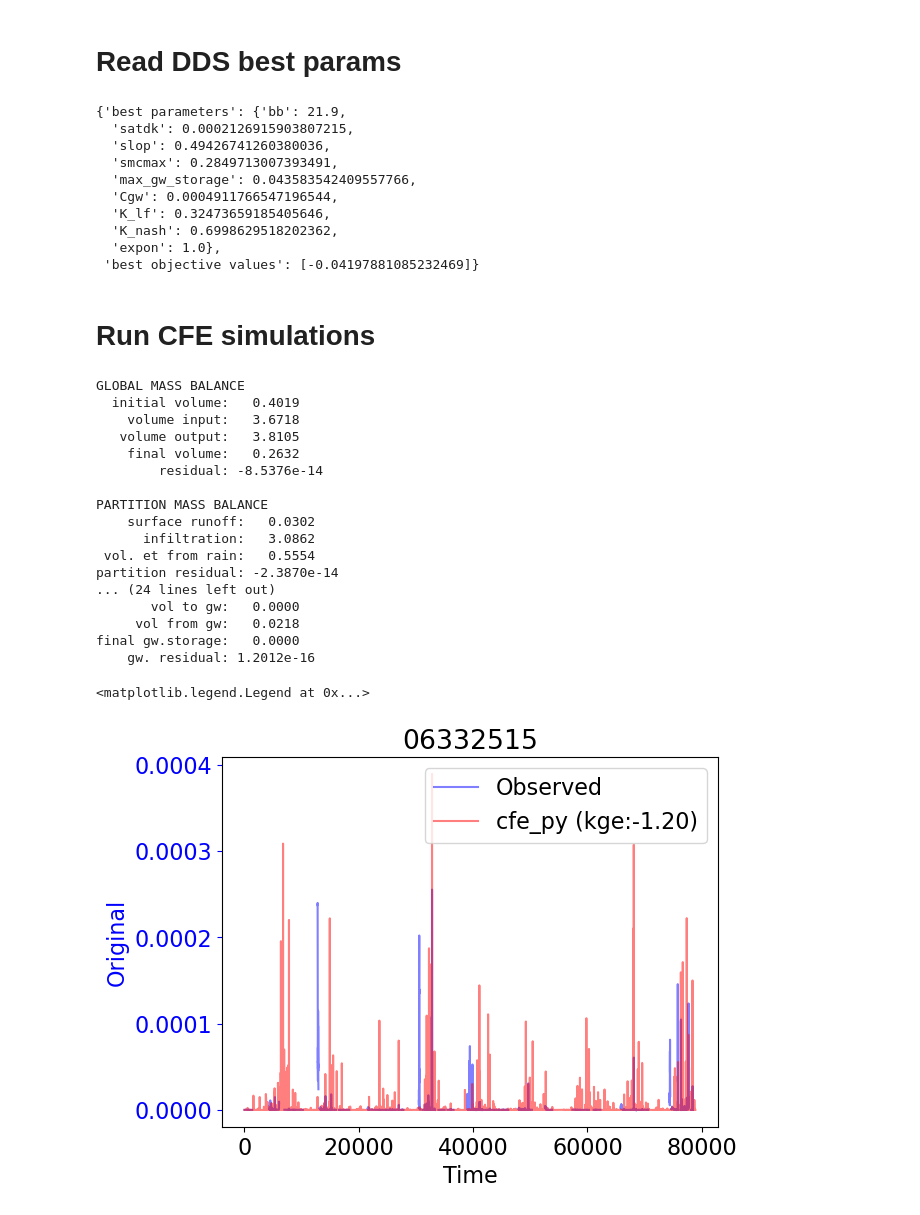
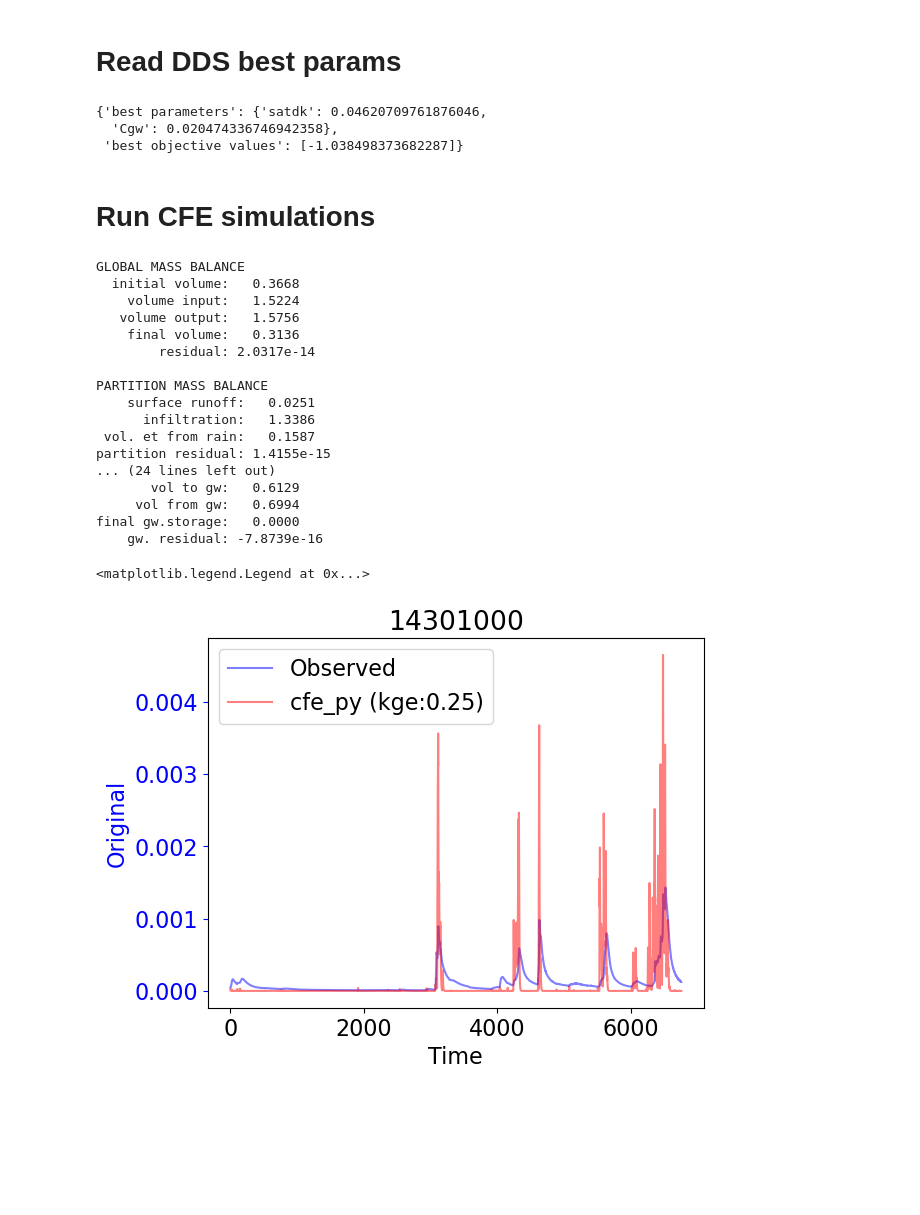
Before and after one commit to RY4GIT/cfe_py_camels, a Jupyter notebook: calibrate_for_MLtrain_period.ipynb, the cells around one changed output. Cells and saved outputs as stored; diff of their text form; code cells hidden in the pictures; blank space fills up the shorter version.

```diff
--- a/calibrate_for_MLtrain_period.ipynb
+++ b/calibrate_for_MLtrain_period.ipynb
@@ -41,8 +41,9 @@ q = q["QObs(mm/h)"] / conversions_m_to_mm
 # %% [markdown]
 # Read default DDS params
 # %%
-filename = f"cat_{basin_id}_bmi_config_cfe.json"
-with open(os.path.join(data_dir,filename), 'r') as file:
+best_param_dir = r"G:\Shared drives\SI_NextGen_Aridity\dCFE\data"
+file_name = f"cat_{basin_id}_dds_calibrated.json"
+with open(os.path.join(best_param_dir,file_name), 'r') as file:
     cfe_params = json.load(file)
 cfe_params
 # %% [output]
@@ -66,29 +67,21 @@ cfe_params
 # %% [markdown]
 # Read DDS best params
 # %%
-CHANGE HERE
-dds_dir = r"G:\Shared drives\Ryoko and Hilary\cfe_py_camels\dds\results\result-2023-11-29"
+dds_dir = r"G:\Shared drives\Ryoko and Hilary\cfe_py_camels\dds\results\result-2023-11-30"
 filename = f"{basin_id}_bestparams.csv"
 with open(os.path.join(dds_dir,filename), 'r') as file:
     dds_params = json.load(file)
 dds_params
 # %% [output]
-{'best parameters': {'bb': 21.9,
-  'satdk': 0.0002126915903807215,
-  'slop': 0.49426741260380036,
-  'smcmax': 0.2849713007393491,
-  'max_gw_storage': 0.043583542409557766,
-  'Cgw': 0.0004911766547196544,
-  'K_lf': 0.32473659185405646,
-  'K_nash': 0.6998629518202362,
-  'expon': 1.0},
- 'best objective values': [-0.04197881085232469]}
+{'best parameters': {'satdk': 0.04620709761876046,
+  'Cgw': 0.020474336746942358},
+ 'best objective values': [-1.038498373682287]}
 # %% [markdown]
 # Run CFE simulations
 # %%
 partitioning_scheme = cfe_params['partition_scheme']
 soil_scheme = "classic"
-cfe_instance = BMI_CFE(cfg_file=os.path.join(data_dir, output_file_name), soil_scheme=soil_scheme, partitioning_scheme=partitioning_scheme)
+cfe_instance = BMI_CFE(cfg_file=os.path.join(best_param_dir,file_name), soil_scheme=soil_scheme, partitioning_scheme=partitioning_scheme)
 cfe_instance.stand_alone = 0
 synthetic_Cgw = dds_params['best parameters']['Cgw']
 synthetic_satdk = dds_params['best parameters']['satdk']
@@ -109,42 +102,42 @@ for precip_t, pet_t in zip(precip, pet):
 cfe_instance.finalize(print_mass_balance=True)
 # %% [output]
 GLOBAL MASS BALANCE
-  initial volume:   0.4019
-    volume input:   3.6718
-   volume output:   3.8105
-    final volume:   0.2632
-        residual: -8.5376e-14
+  initial volume:   0.3668
+    volume input:   1.5224
+   volume output:   1.5756
+    final volume:   0.3136
+        residual: 2.0317e-14
 
 PARTITION MASS BALANCE
-    surface runoff:   0.0302
-      infiltration:   3.0862
- vol. et from rain:   0.5554
-partition residual: -2.3870e-14
+    surface runoff:   0.0251
+      infiltration:   1.3386
+ vol. et from rain:   0.1587
+partition residual: 1.4155e-15
 ... (24 lines left out)
-       vol to gw:   0.0000
-     vol from gw:   0.0218
+       vol to gw:   0.6129
+     vol from gw:   0.6994
 final gw.storage:   0.0000
-    gw. residual: 1.2012e-16
+    gw. residual: -7.8739e-16
 # %%
 import hydroeval as he
-warmup = 24 * 365
+warmup = 2000
 fig, ax1 = plt.subplots()
 original_data = np.array(output_lists["land_surface_water__runoff_depth"])
 x = q.values[warmup:]
 y = original_data[warmup:]
 
 # nse = he.nse(x[~np.isnan(x)], y[~np.isnan(x)])
 kge = he.kge(x[~np.isnan(x)], y[~np.isnan(x)])
 ax1.plot(q.values[warmup:], 'b-', label=f"Observed", alpha=0.5)
 ax1.plot(original_data[warmup:], 'r-', label=f"cfe_py (kge:{kge[0][0]:.2f})", alpha=0.5)
 ax1.set_xlabel('Time')
 ax1.set_ylabel(f"Original", color='b')
 ax1.tick_params('y', colors='b')
 ax1.set_title(basin_id)
 ax1.legend()
 # %% [output]
 <matplotlib.legend.Legend at 0x...>
-[figure, old version]
+[figure, new version]
 # %%
 fig, ax1 = plt.subplots()
 original_data = output_lists["land_surface_water__runoff_depth"]
```
Also changed, not shown: parts of 4 cells of this notebook, 2 other files.
